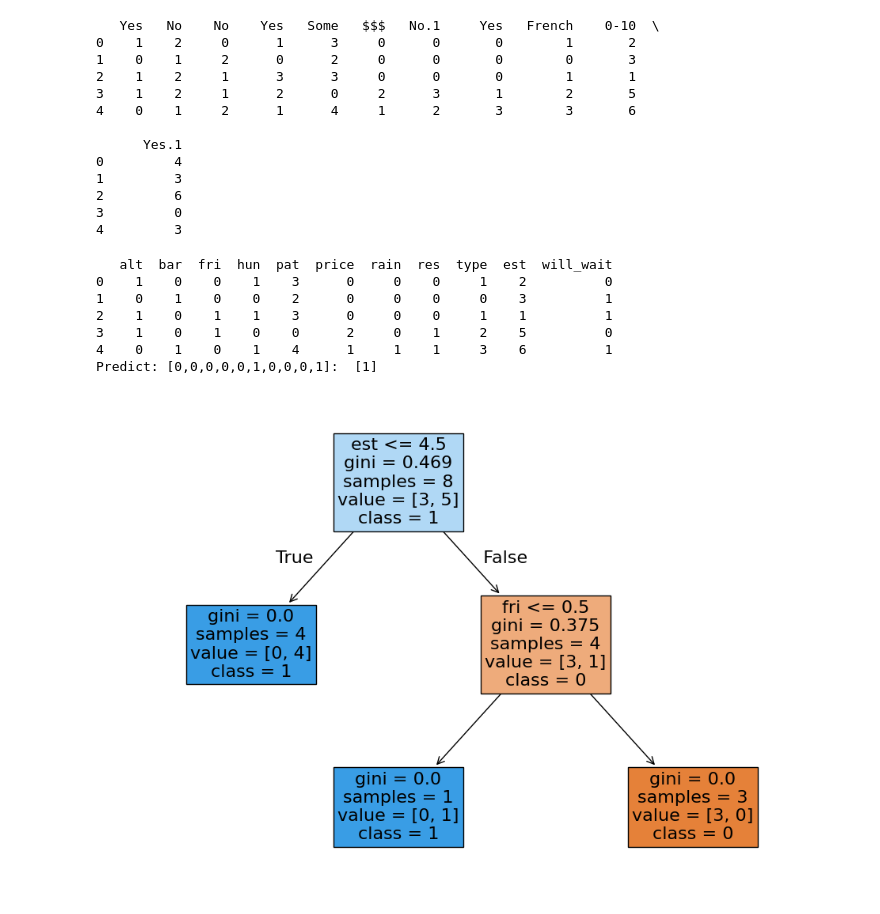
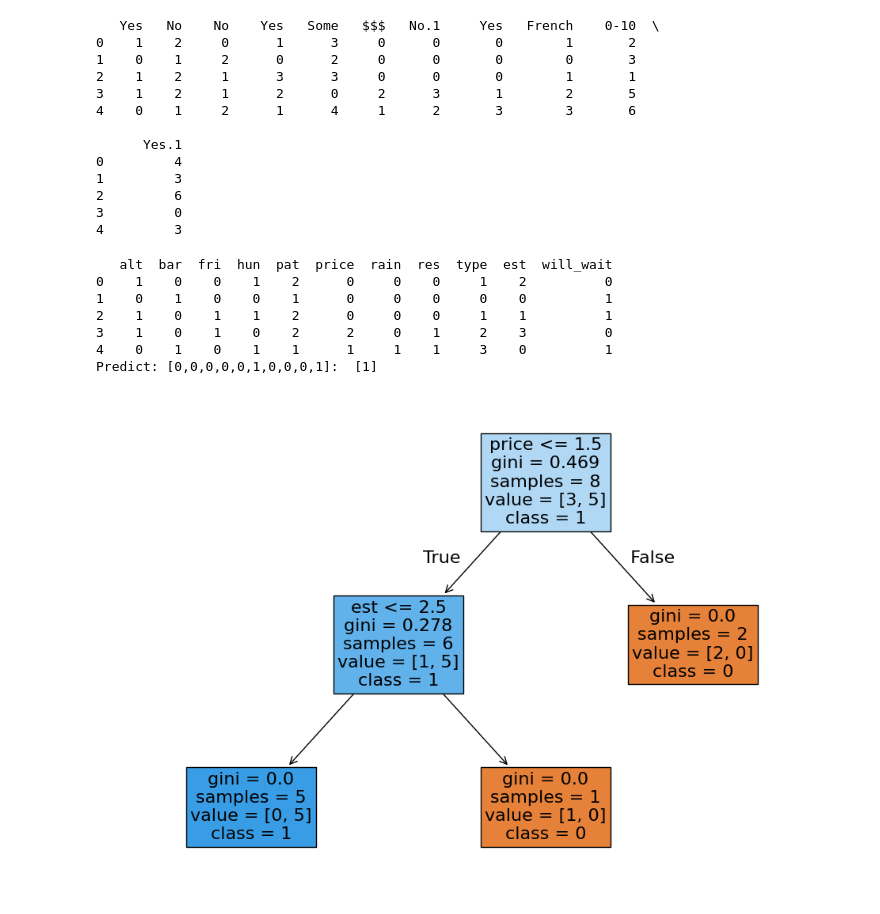
Before and after one commit to everestso/Fall24Spring25, a Jupyter notebook: c264s25DecisionTrees.ipynb, the cells around one changed output. Drawn from its saved outputs; the diff is of its cells as text; code cells hidden in the pictures.

```diff
--- a/c264s25DecisionTrees.ipynb
+++ b/c264s25DecisionTrees.ipynb
@@ -167,9 +167,29 @@ try:
   label_encoders = {}
   for column in df.columns:
       if not pd.api.types.is_numeric_dtype(df[column]):
-          le = LabelEncoder()
-          df[column] = le.fit_transform(df[column])
-          label_encoders[column] = le
+          if column == 'pat':  # Apply custom mapping for 'pat'
+              # Convert column to lowercase and strip whitespace
+              df[column] = df[column].str.lower().str.strip()
+              pat_mapping = {'none': 0, 'some': 1, 'full': 2}  # Update mapping keys to lowercase
+              df['pat'] = df['pat'].map(pat_mapping)
+          elif column == 'est':  # Apply custom mapping for 'est'
+              # Convert to string, then lowercase and strip
+              df['est'] = df['est'].astype(str).str.lower().str.strip()
+              # Assuming you want to apply mapping if it's a string now
+              est_mapping = {'0-10': 0, '10-30': 1, '30-60': 2, '>60': 3} # Example mapping
+              df['est'] = df['est'].map(est_mapping).fillna(df['est']) # Handle unmapped values
+          # Assuming you want to use LabelEncoder for other string type features now
+          elif column == 'price': # Apply custom mapping for 'price'
+              # Convert column to lowercase and strip whitespace
+              df[column] = df[column].str.lower().str.strip()
+              price_mapping = {'$': 0, '$$': 1, '$$$': 2}
+              df['price'] = df['price'].map(price_mapping)
+          # Assuming you want to use LabelEncoder for other string type features now
+
+          else:  # Use LabelEncoder for other columns
+              le = LabelEncoder()
+              df[column] = le.fit_transform(df[column])
+              label_encoders[column] = le
 
 
   print(df.head())
@@ -178,39 +198,39 @@ try:
   X = df.drop('will_wait', axis=1)
   y = df['will_wait']
 
   # Split data into training and testing sets
   X_train, X_test, y_train, y_test = train_test_split(X, y, test_size=0.2, random_state=42)
 
   # Initialize and train the decision tree classifier
   clf_gini = DecisionTreeClassifier(criterion="gini", max_depth=3, random_state=42) # Limit depth to 3
   clf_gini = clf.fit(X_train,y_train)
   print("Predict: [0,0,0,0,0,1,0,0,0,1]: ", clf_gini.predict([[0,0,0,0,0,1,0,0,0,1]]))
   '''
   # Visualize the decision tree
   plt.figure(figsize=(12,8))
   tree.plot_tree(clf, feature_names=X.columns, class_names=['0','1'], filled=True)
   plt.show()
   '''
 
   # Visualize the decision tree
   plt.figure(figsize=(12, 8))
   tree.plot_tree(clf_gini,
                 feature_names=X.columns,
                 class_names=['0','1'],
                 filled=True,
                 fontsize=16)  # Adjust fontsize as needed
   plt.show()
 except Exception as e:
   print(f"An error occurred: {e}")
 # %% [output]
    alt  bar  fri  hun  pat  price  rain  res  type  est  will_wait
-0    1    0    0    1    3      0     0    0     1    2          0
-1    0    1    0    0    2      0     0    0     0    3          1
-2    1    0    1    1    3      0     0    0     1    1          1
-3    1    0    1    0    0      2     0    1     2    5          0
-4    0    1    0    1    4      1     1    1     3    6          1
+0    1    0    0    1    2      0     0    0     1    2          0
+1    0    1    0    0    1      0     0    0     0    0          1
+2    1    0    1    1    2      0     0    0     1    1          1
+3    1    0    1    0    2      2     0    1     2    3          0
+4    0    1    0    1    1      1     1    1     3    0          1
 Predict: [0,0,0,0,0,1,0,0,0,1]:  [1]
-[figure, old version]
+[figure, new version]
 # %%
   # Initialize and train the decision tree classifier
   clf_entropy = DecisionTreeClassifier(criterion="entropy", max_depth=3, random_state=42) # Limit depth to 3
```
Also changed, not shown: parts of 3 cells of this notebook.
